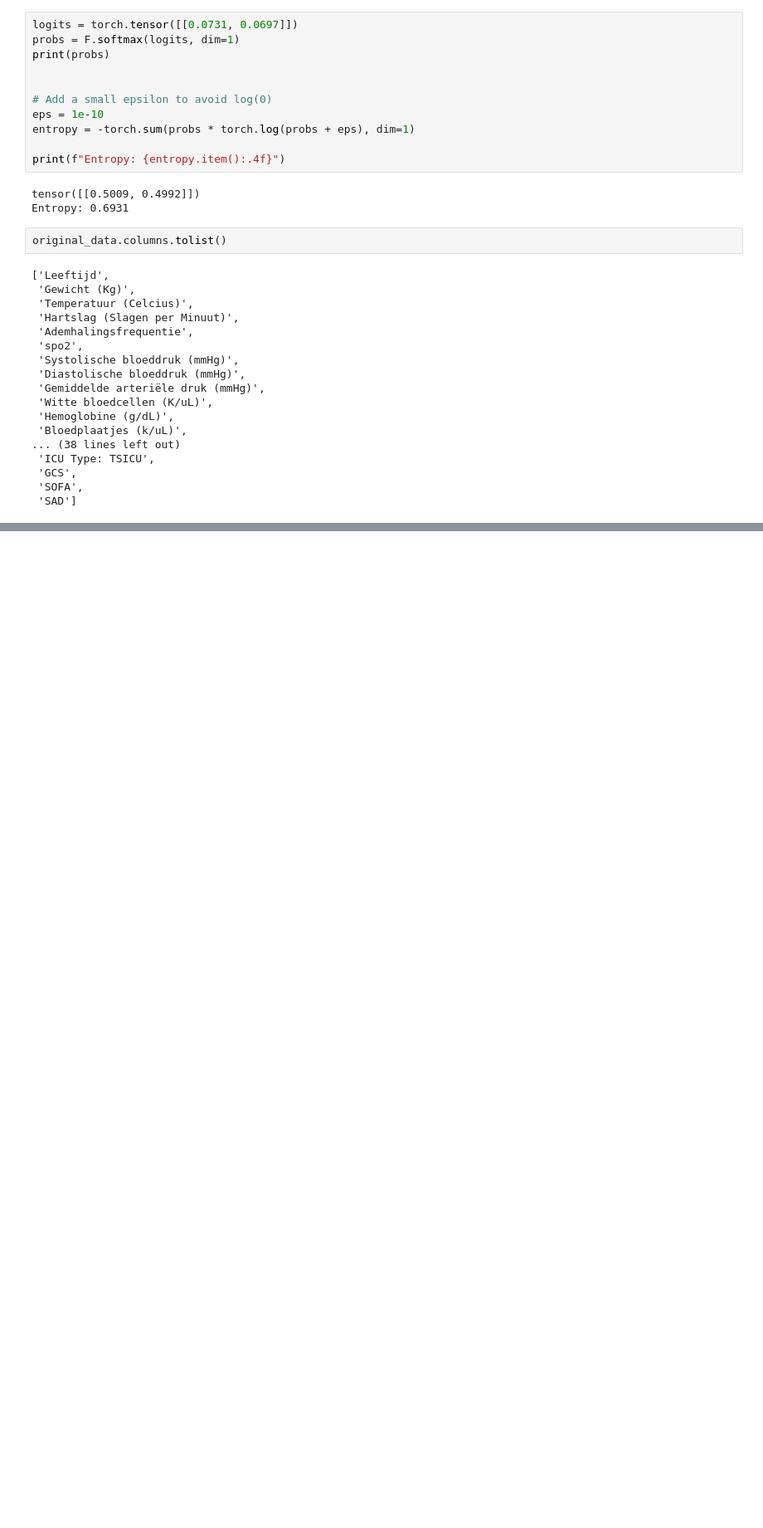
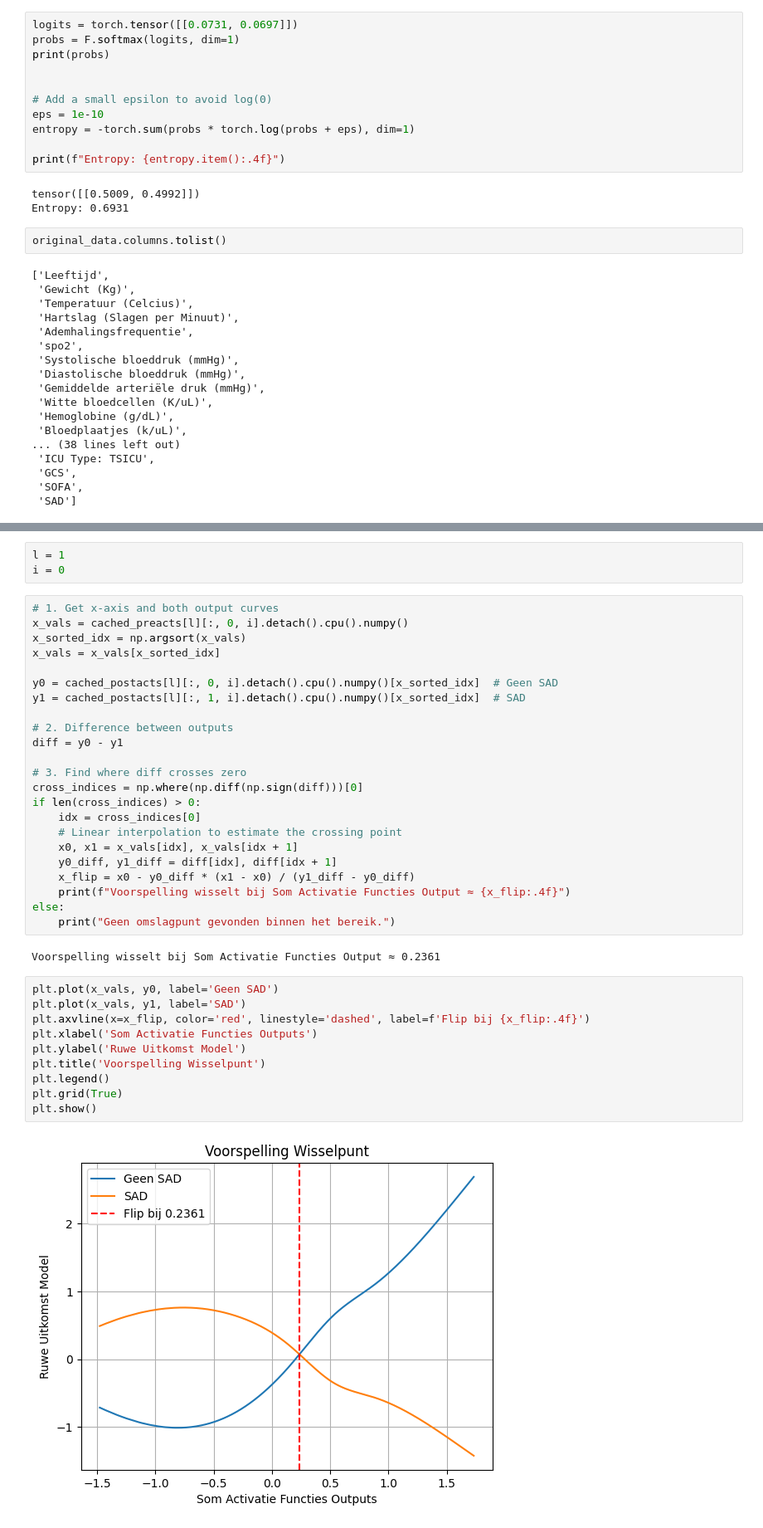
Before and after one commit to TaravMierlo/KAN, a Jupyter notebook: KAN_on_SAD.ipynb, the cells around one changed output, grey strips where cells are left out. Shown at 83% size. Drawn from its saved outputs; the diff is of its cells as text; blank space fills up the shorter version.

```diff
--- a/KAN_on_SAD.ipynb
+++ b/KAN_on_SAD.ipynb
@@ -1369,0 +1375,40 @@ original_data.columns.tolist()
+# %%
+l = 1
+i = 0
+# %%
+# 1. Get x-axis and both output curves
+x_vals = cached_preacts[l][:, 0, i].detach().cpu().numpy()
+x_sorted_idx = np.argsort(x_vals)
+x_vals = x_vals[x_sorted_idx]
+
+y0 = cached_postacts[l][:, 0, i].detach().cpu().numpy()[x_sorted_idx]  # Geen SAD
+y1 = cached_postacts[l][:, 1, i].detach().cpu().numpy()[x_sorted_idx]  # SAD
+
+# 2. Difference between outputs
+diff = y0 - y1
+
+# 3. Find where diff crosses zero
+cross_indices = np.where(np.diff(np.sign(diff)))[0]
+if len(cross_indices) > 0:
+    idx = cross_indices[0]
+    # Linear interpolation to estimate the crossing point
+    x0, x1 = x_vals[idx], x_vals[idx + 1]
+    y0_diff, y1_diff = diff[idx], diff[idx + 1]
+    x_flip = x0 - y0_diff * (x1 - x0) / (y1_diff - y0_diff)
+    print(f"Voorspelling wisselt bij Som Activatie Functies Output ≈ {x_flip:.4f}")
+else:
+    print("Geen omslagpunt gevonden binnen het bereik.")
+# %% [output]
+Voorspelling wisselt bij Som Activatie Functies Output ≈ 0.2361
+# %%
+plt.plot(x_vals, y0, label='Geen SAD')
+plt.plot(x_vals, y1, label='SAD')
+plt.axvline(x=x_flip, color='red', linestyle='dashed', label=f'Flip bij {x_flip:.4f}')
+plt.xlabel('Som Activatie Functies Outputs')
+plt.ylabel('Ruwe Uitkomst Model')
+plt.title('Voorspelling Wisselpunt')
+plt.legend()
+plt.grid(True)
+plt.show()
+# %% [output]
+[figure, added]
```
Also changed, not shown: parts of 13 cells of this notebook, 16 other files.
